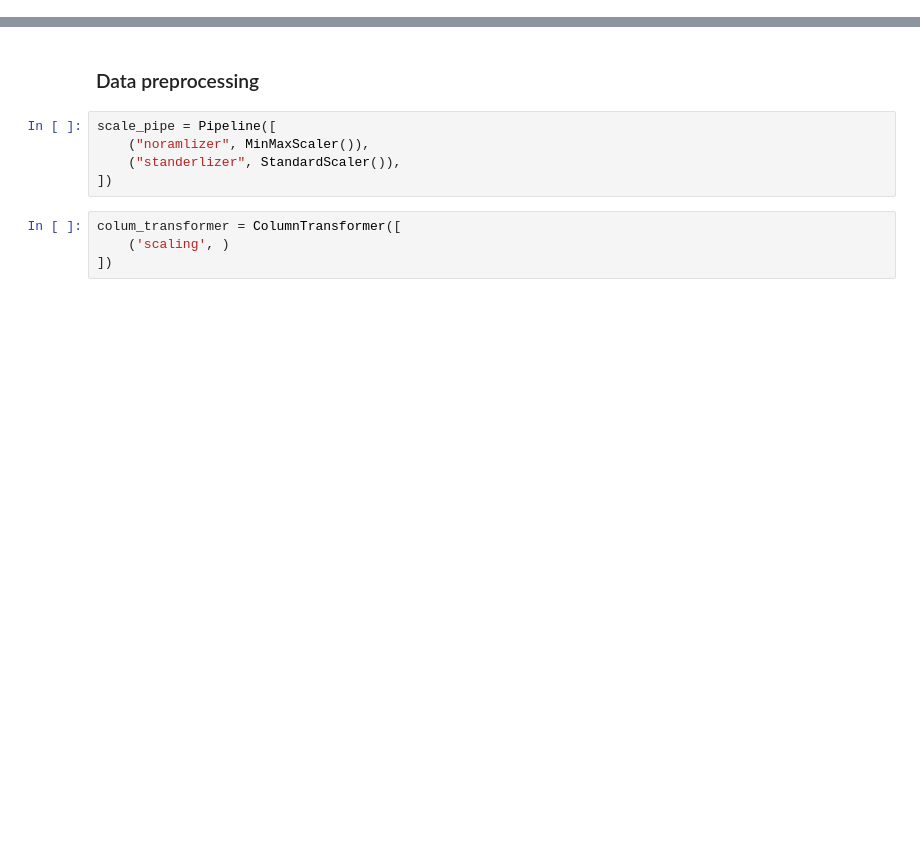
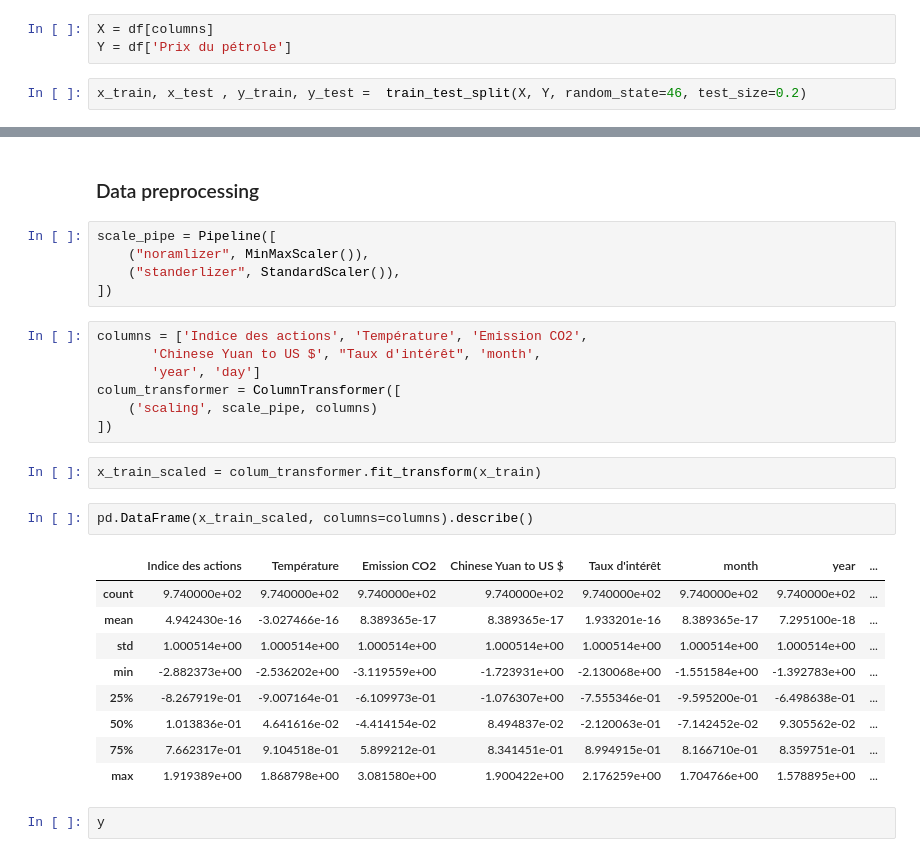
Before and after one commit to samaalibassem123/My-first-Hackathon, a Jupyter notebook: main.ipynb, the cells around one changed output, grey strips where cells are left out. Cells and saved outputs as stored; diff of their text form; blank space fills up the shorter version.

```diff
--- a/main.ipynb
+++ b/main.ipynb
@@ -240,0 +254,5 @@ dtype: object
+# %%
+X = df[columns]
+Y = df['Prix du pétrole']
+# %%
+x_train, x_test , y_train, y_test =  train_test_split(X, Y, random_state=46, test_size=0.2)
@@ -246,6 +276,25 @@ scale_pipe = Pipeline([
     ("standerlizer", StandardScaler()),
 ])
 # %%
+columns = ['Indice des actions', 'Température', 'Emission CO2',
+       'Chinese Yuan to US $', "Taux d'intérêt", 'month',
+       'year', 'day']
 colum_transformer = ColumnTransformer([
-    ('scaling', )
+    ('scaling', scale_pipe, columns)
 ])
+# %%
+x_train_scaled = colum_transformer.fit_transform(x_train)
+# %%
+pd.DataFrame(x_train_scaled, columns=columns).describe()
+# %% [output]
+|  | Indice des actions | Température | Emission CO2 | Chinese Yuan to US $ | Taux d'intérêt | month | year | ... |
+| count | 9.740000e+02 | 9.740000e+02 | 9.740000e+02 | 9.740000e+02 | 9.740000e+02 | 9.740000e+02 | 9.740000e+02 | ... |
+| mean | 4.942430e-16 | -3.027466e-16 | 8.389365e-17 | 8.389365e-17 | 1.933201e-16 | 8.389365e-17 | 7.295100e-18 | ... |
+| std | 1.000514e+00 | 1.000514e+00 | 1.000514e+00 | 1.000514e+00 | 1.000514e+00 | 1.000514e+00 | 1.000514e+00 | ... |
+| min | -2.882373e+00 | -2.536202e+00 | -3.119559e+00 | -1.723931e+00 | -2.130068e+00 | -1.551584e+00 | -1.392783e+00 | ... |
+| 25% | -8.267919e-01 | -9.007164e-01 | -6.109973e-01 | -1.076307e+00 | -7.555346e-01 | -9.595200e-01 | -6.498638e-01 | ... |
+| 50% | 1.013836e-01 | 4.641616e-02 | -4.414154e-02 | 8.494837e-02 | -2.120063e-01 | -7.142452e-02 | 9.305562e-02 | ... |
+| 75% | 7.662317e-01 | 9.104518e-01 | 5.899212e-01 | 8.341451e-01 | 8.994915e-01 | 8.166710e-01 | 8.359751e-01 | ... |
+| max | 1.919389e+00 | 1.868798e+00 | 3.081580e+00 | 1.900422e+00 | 2.176259e+00 | 1.704766e+00 | 1.578895e+00 | ... |
+# %%
+y
```
Also changed, not shown: parts of 5 cells of this notebook.
